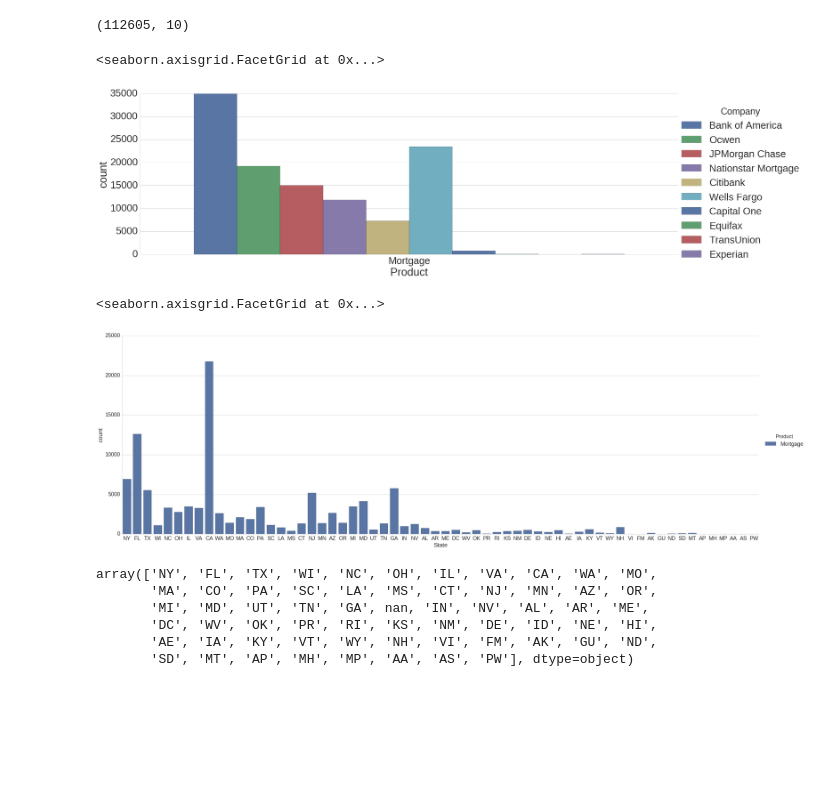
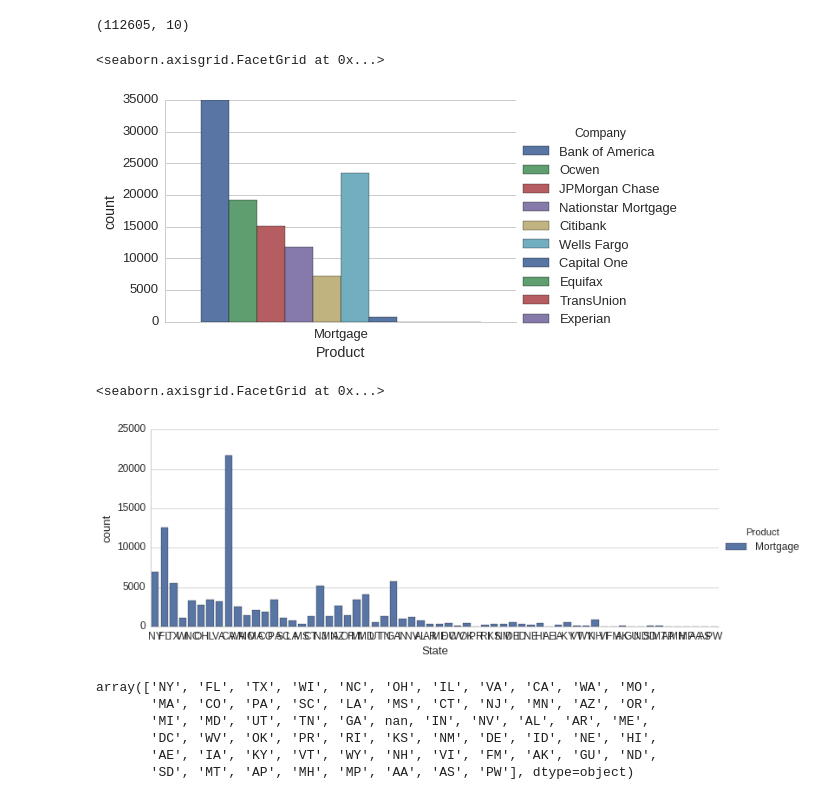
Before and after one commit to me13tz/iPython_notebooks, a Jupyter notebook: Consumer Complaints - Mortgages.ipynb, the cells around one changed output. Cells and saved outputs as stored; diff of their text form; code cells hidden in the pictures; blank space fills up the shorter version.

Commit message:
Modify to get graphs to look better

```diff
--- a/Consumer Complaints - Mortgages.ipynb
+++ b/Consumer Complaints - Mortgages.ipynb
@@ -89,9 +90,9 @@ cc_df.head()
 | 33 | 12/30/2015 | Credit reporting | NaN | Improper use of my credit report | Report improperly shared by CRC | NaN | NaN | ... |
 | 35 | 12/30/2015 | Credit reporting | NaN | Unable to get credit report/credi... | Problem getting report or credit ... | NaN | NaN | ... |
 # %%
-###cleaning out some unnecessary stuff, stuff we can't really graph anyway.
-cc_df = cc_df.drop(['Sub-product','Company public response','Consumer complaint narrative','ZIP code','Submitted via',
-                   'Complaint ID',],axis=1)
+## Cleaning out some unnecessary stuff, stuff we can't really graph anyway.
+cc_df = cc_df.drop(['Sub-product','Company public response','Consumer complaint narrative',
+                    'ZIP code','Submitted via','Complaint ID',],axis=1)
 cc_df.head()
 # %% [output]
 |  | Date received | Product | Issue | Sub-issue | Company | State | Date sent to company | ... |
@@ -150,18 +153,18 @@ mort_df.shape
 # %% [output]
 (112605, 10)
 # %%
-###So here we can see that BofA came in first for mortgages complaints (who knew?) with Wells Fargo in a fairly
-###distant second place. Ocwen is third, but who has ever heard of them?
-#set the font size to something readable:
-sns.set_context('notebook', font_scale=3.3, rc={'line.linewidth': 2.5})
-sns.factorplot(x='Product',data=mort_df, hue='Company', kind='count',size=9, aspect=3,palette="deep")
+##So here we can see that BofA came in first for mortgages complaints (who knew?) with Wells Fargo
+##in a fairly distant second place. Ocwen is third.
+##set the font size to something readable:
+sns.set_context('notebook', font_scale=1.3, rc={'line.linewidth': 2.5})
+sns.factorplot(x='Product',data=mort_df, hue='Company', kind='count',size=4, aspect=1.5,palette="deep")
 # %% [output]
 <seaborn.axisgrid.FacetGrid at 0x...>
-[figure, old version]
+[figure, new version]
 # %%
-sns.set_context('paper', font_scale=2.2, rc={'line.linewidth': 2.5})
-sns.factorplot(x='State',data=mort_df, hue='Product', kind='count',size=10, aspect=3,palette="deep")
+sns.set_context('paper', font_scale=1.5, rc={'line.linewidth': 2.5})
+sns.factorplot(x='State',data=mort_df, hue='Product', kind='count',size=4, aspect=2.5,palette="deep")
 # %% [output]
 <seaborn.axisgrid.FacetGrid at 0x...>
-[figure, old version]
+[figure, new version]
 # %%
```
Also changed, not shown: parts of 13 cells of this notebook.
